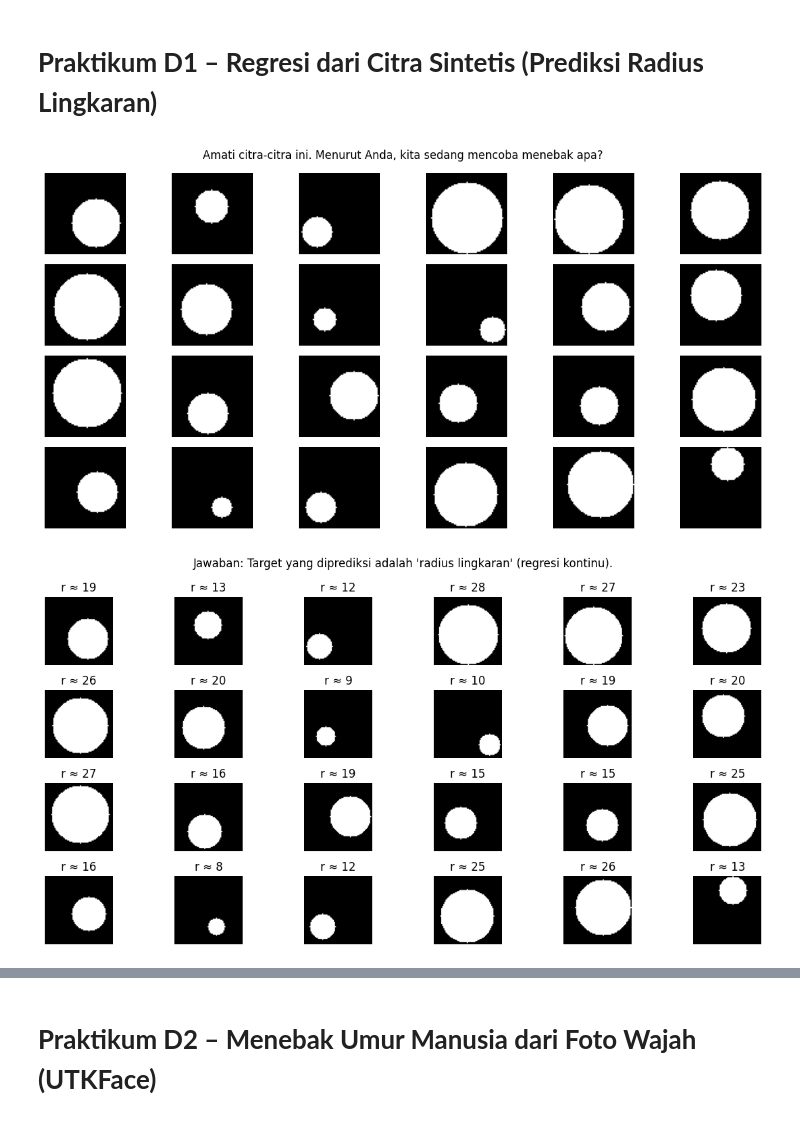
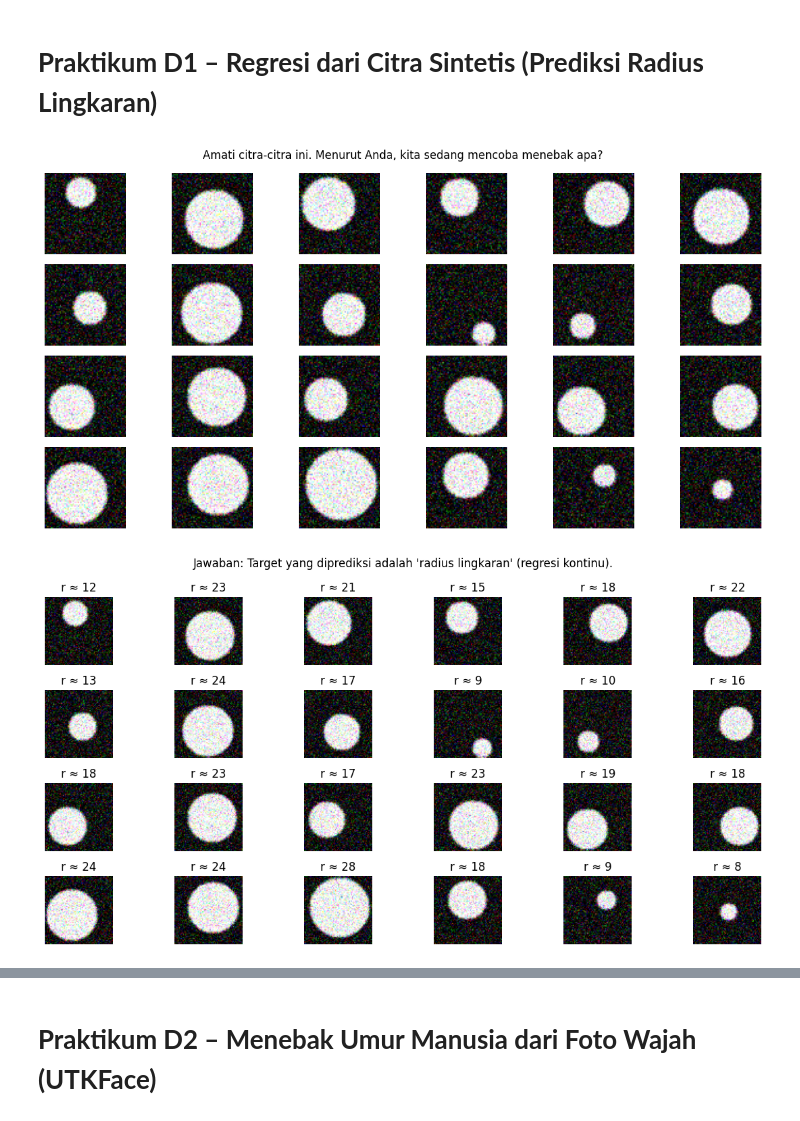
Before and after one commit to ImNotDanish05/2025_Visi-Komputer_TI-2A, a Jupyter notebook: Tugas03_TEKNIK-REGRESI-GAMBAR.ipynb, the cells around one changed output, grey strips where cells are left out. Drawn from its saved outputs; the diff is of its cells as text; code cells hidden in the pictures.

```diff
--- a/Tugas03_TEKNIK-REGRESI-GAMBAR.ipynb
+++ b/Tugas03_TEKNIK-REGRESI-GAMBAR.ipynb
@@ -38,40 +38,41 @@ def make_sample(img_size=64, min_r=8, max_r=28):
 # %%
 # @title 2) “Tebak Apa?” — Tampilkan Contoh Gambar TANPA Label
 
 # Buat 24 contoh untuk visualisasi
 N_show = 24
 samples = [make_sample() for _ in range(N_show)]
 imgs = [s[0] for s in samples]
+imgs_noisy = [add_noise_and_blur(s[0]) for s in samples]  # ✨ tambahkan noise di sini
 rads = [s[1] for s in samples]
 centers = [s[2] for s in samples]
 
-# Grid gambar tanpa label:
+# Grid gambar tanpa label (Disini kita akan nampilin versi noisy):
 cols = 6
 rows = N_show // cols
 plt.figure(figsize=(12, 6))
 for i in range(N_show):
     plt.subplot(rows, cols, i+1)
-    plt.imshow(imgs[i].squeeze(), cmap='gray')
+    plt.imshow(imgs_noisy[i].squeeze(), cmap='gray')
     plt.axis('off')
 plt.suptitle("Amati citra-citra ini. Menurut Anda, kita sedang mencoba menebak apa?")
 plt.tight_layout()
 plt.show()
 # %% [output]
-[figure, old version]
+[figure, new version]
 # %%
 # @title 3) Buka Jawaban — Target yang Ingin Diprediksi
 # Tampilkan kembali, sekarang tampilkan radius (label) di judul tiap subplot
 plt.figure(figsize=(12, 6))
 for i in range(N_show):
  plt.subplot(rows, cols, i+1)
- plt.imshow(imgs[i].squeeze(), cmap='gray')
+ plt.imshow(imgs_noisy[i].squeeze(), cmap='gray')
  plt.title(f"r ≈ {int(rads[i])}")
  plt.axis('off')
 plt.suptitle("Jawaban: Target yang diprediksi adalah 'radius lingkaran' (regresi kontinu).")
 plt.tight_layout()
 plt.show()
 # %% [output]
-[figure, old version]
+[figure, new version]
 # %%
 # @title 4) (Opsional) Latih CNN Kecil untuk Memprediksi Radius
 
```
Also changed, not shown: parts of 2 cells of this notebook.
